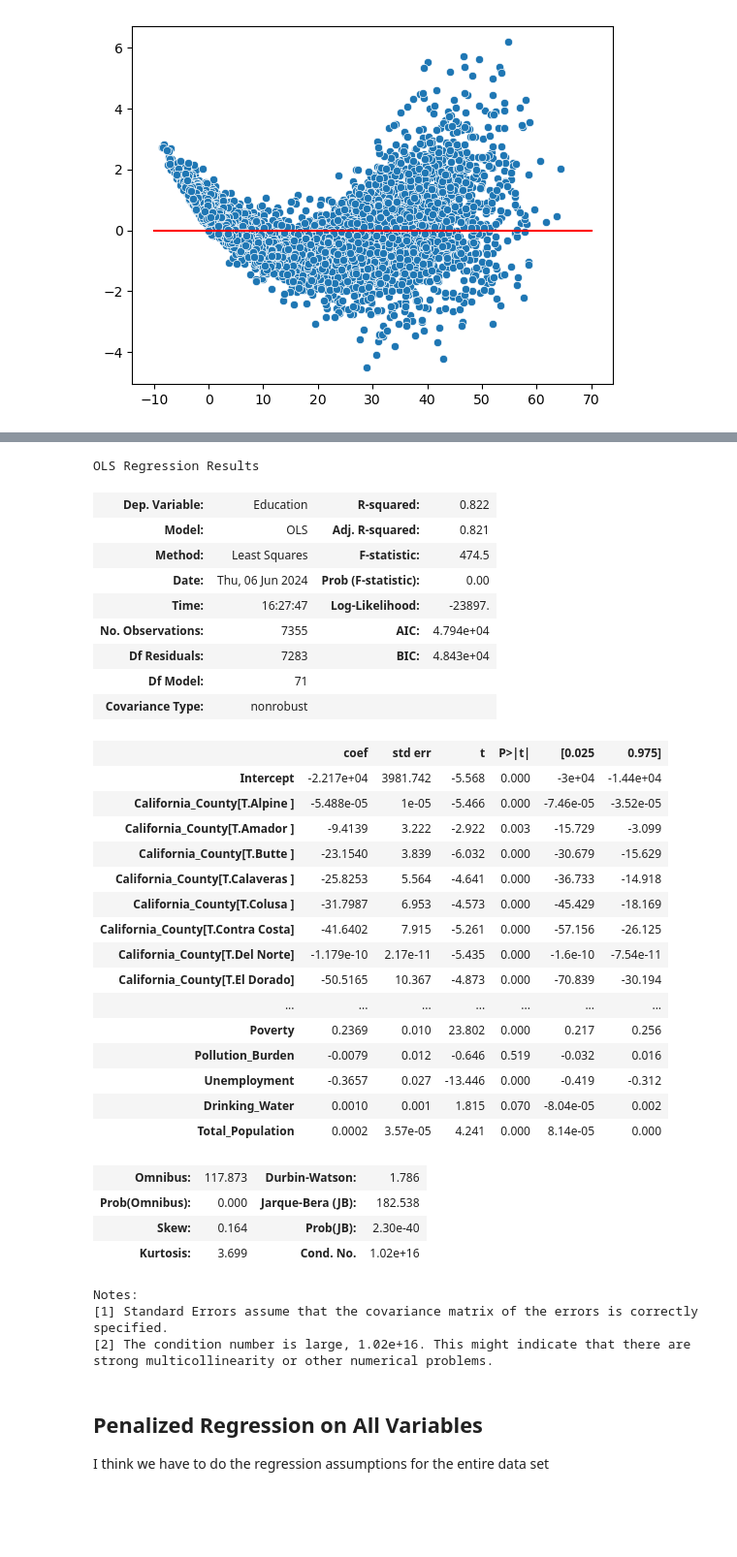
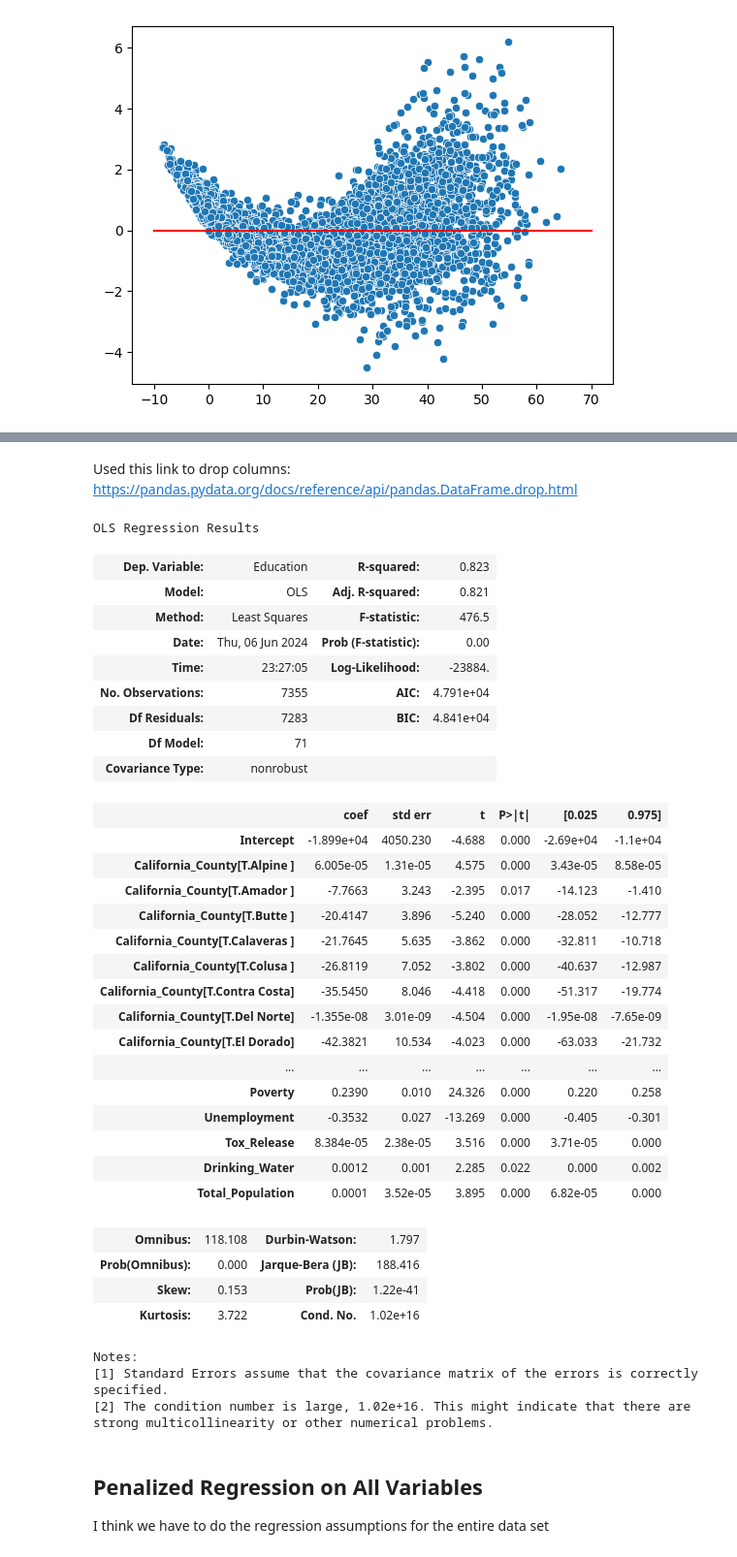
Before and after one commit to valenciaaalberto/Math189Project, a Jupyter notebook: Data/entire_dataset.ipynb, the cells around one changed output, grey strips where cells are left out. Shown at 97% size. Drawn from its saved outputs; the diff is of its cells as text; code cells hidden in the pictures; blank space fills up the shorter version.

Commit message:
Fixed forward selection to remove ces score before running

```diff
--- a/Data/entire_dataset.ipynb
+++ b/Data/entire_dataset.ipynb
@@ -433,7 +433,8 @@ plt.plot(np.linspace(-10, 70, 3), [0, 0, 0], 'r')
 [<matplotlib.lines.Line2D at 0x...>]
 [figure]
 # %%
-forward_vars_cleaned = forward(data_copy, criterion, response='Education')
+selected_data = data_copy.drop(['CES_40_Score', 'CES_40_Percentile','CES_40_Percentile_Range'],axis=1)
+forward_vars_cleaned = forward(selected_data, criterion, response='Education')
 forward_vars_cleaned
 # %% [output]
 Poverty
@@ -471,41 +475,42 @@ CES_40_Percentile
  'Traffic',
  'Unemployment'}
+# %% [markdown]
+Used this link to drop columns: https://pandas.pydata.org/docs/reference/api/pandas.DataFrame.drop.html
 # %%
-forward_vars_cleaned = forward_vars_cleaned - {'CES_40_Score', 'CES_40_Percentile_Range'}
 true_model_formula = 'Education ~ ' + ' + '.join(forward_vars_cleaned)
 model_forward_cleaned = smf.ols(true_model_formula, data_copy).fit()
 model_forward_cleaned.summary()
 # %% [output]
 OLS Regression Results
-| Dep. Variable: | Education | R-squared: | 0.822 |
+| Dep. Variable: | Education | R-squared: | 0.823 |
 | Model: | OLS | Adj. R-squared: | 0.821 |
-| Method: | Least Squares | F-statistic: | 474.5 |
+| Method: | Least Squares | F-statistic: | 476.5 |
 | Date: | Thu, 06 Jun 2024 | Prob (F-statistic): | 0.00 |
-| Time: | 16:27:47 | Log-Likelihood: | -23897. |
-| No. Observations: | 7355 | AIC: | 4.794e+04 |
-| Df Residuals: | 7283 | BIC: | 4.843e+04 |
+| Time: | 23:27:05 | Log-Likelihood: | -23884. |
+| No. Observations: | 7355 | AIC: | 4.791e+04 |
+| Df Residuals: | 7283 | BIC: | 4.841e+04 |
 | Df Model: | 71 |  |  |
 | Covariance Type: | nonrobust |  |  |
 |  | coef | std err | t | P>|t| | [0.025 | 0.975] |
-| Intercept | -2.217e+04 | 3981.742 | -5.568 | 0.000 | -3e+04 | -1.44e+04 |
-| California_County[T.Alpine ] | -5.488e-05 | 1e-05 | -5.466 | 0.000 | -7.46e-05 | -3.52e-05 |
-| California_County[T.Amador ] | -9.4139 | 3.222 | -2.922 | 0.003 | -15.729 | -3.099 |
-| California_County[T.Butte ] | -23.1540 | 3.839 | -6.032 | 0.000 | -30.679 | -15.629 |
-| California_County[T.Calaveras ] | -25.8253 | 5.564 | -4.641 | 0.000 | -36.733 | -14.918 |
-| California_County[T.Colusa ] | -31.7987 | 6.953 | -4.573 | 0.000 | -45.429 | -18.169 |
-| California_County[T.Contra Costa] | -41.6402 | 7.915 | -5.261 | 0.000 | -57.156 | -26.125 |
-| California_County[T.Del Norte] | -1.179e-10 | 2.17e-11 | -5.435 | 0.000 | -1.6e-10 | -7.54e-11 |
-| California_County[T.El Dorado] | -50.5165 | 10.367 | -4.873 | 0.000 | -70.839 | -30.194 |
+| Intercept | -1.899e+04 | 4050.230 | -4.688 | 0.000 | -2.69e+04 | -1.1e+04 |
+| California_County[T.Alpine ] | 6.005e-05 | 1.31e-05 | 4.575 | 0.000 | 3.43e-05 | 8.58e-05 |
+| California_County[T.Amador ] | -7.7663 | 3.243 | -2.395 | 0.017 | -14.123 | -1.410 |
+| California_County[T.Butte ] | -20.4147 | 3.896 | -5.240 | 0.000 | -28.052 | -12.777 |
+| California_County[T.Calaveras ] | -21.7645 | 5.635 | -3.862 | 0.000 | -32.811 | -10.718 |
+| California_County[T.Colusa ] | -26.8119 | 7.052 | -3.802 | 0.000 | -40.637 | -12.987 |
+| California_County[T.Contra Costa] | -35.5450 | 8.046 | -4.418 | 0.000 | -51.317 | -19.774 |
+| California_County[T.Del Norte] | -1.355e-08 | 3.01e-09 | -4.504 | 0.000 | -1.95e-08 | -7.65e-09 |
+| California_County[T.El Dorado] | -42.3821 | 10.534 | -4.023 | 0.000 | -63.033 | -21.732 |
 | ... | ... | ... | ... | ... | ... | ... |
-| Poverty | 0.2369 | 0.010 | 23.802 | 0.000 | 0.217 | 0.256 |
-| Pollution_Burden | -0.0079 | 0.012 | -0.646 | 0.519 | -0.032 | 0.016 |
-| Unemployment | -0.3657 | 0.027 | -13.446 | 0.000 | -0.419 | -0.312 |
-| Drinking_Water | 0.0010 | 0.001 | 1.815 | 0.070 | -8.04e-05 | 0.002 |
-| Total_Population | 0.0002 | 3.57e-05 | 4.241 | 0.000 | 8.14e-05 | 0.000 |
+| Poverty | 0.2390 | 0.010 | 24.326 | 0.000 | 0.220 | 0.258 |
+| Unemployment | -0.3532 | 0.027 | -13.269 | 0.000 | -0.405 | -0.301 |
+| Tox_Release | 8.384e-05 | 2.38e-05 | 3.516 | 0.000 | 3.71e-05 | 0.000 |
+| Drinking_Water | 0.0012 | 0.001 | 2.285 | 0.022 | 0.000 | 0.002 |
+| Total_Population | 0.0001 | 3.52e-05 | 3.895 | 0.000 | 6.82e-05 | 0.000 |
-| Omnibus: | 117.873 | Durbin-Watson: | 1.786 |
-| Prob(Omnibus): | 0.000 | Jarque-Bera (JB): | 182.538 |
-| Skew: | 0.164 | Prob(JB): | 2.30e-40 |
-| Kurtosis: | 3.699 | Cond. No. | 1.02e+16 |
+| Omnibus: | 118.108 | Durbin-Watson: | 1.797 |
+| Prob(Omnibus): | 0.000 | Jarque-Bera (JB): | 188.416 |
+| Skew: | 0.153 | Prob(JB): | 1.22e-41 |
+| Kurtosis: | 3.722 | Cond. No. | 1.02e+16 |
 Notes:
 [1] Standard Errors assume that the covariance matrix of the errors is correctly specified.
 [2] The condition number is large, 1.02e+16. This might indicate that there are
```
Also changed, not shown: parts of 8 cells of this notebook.
